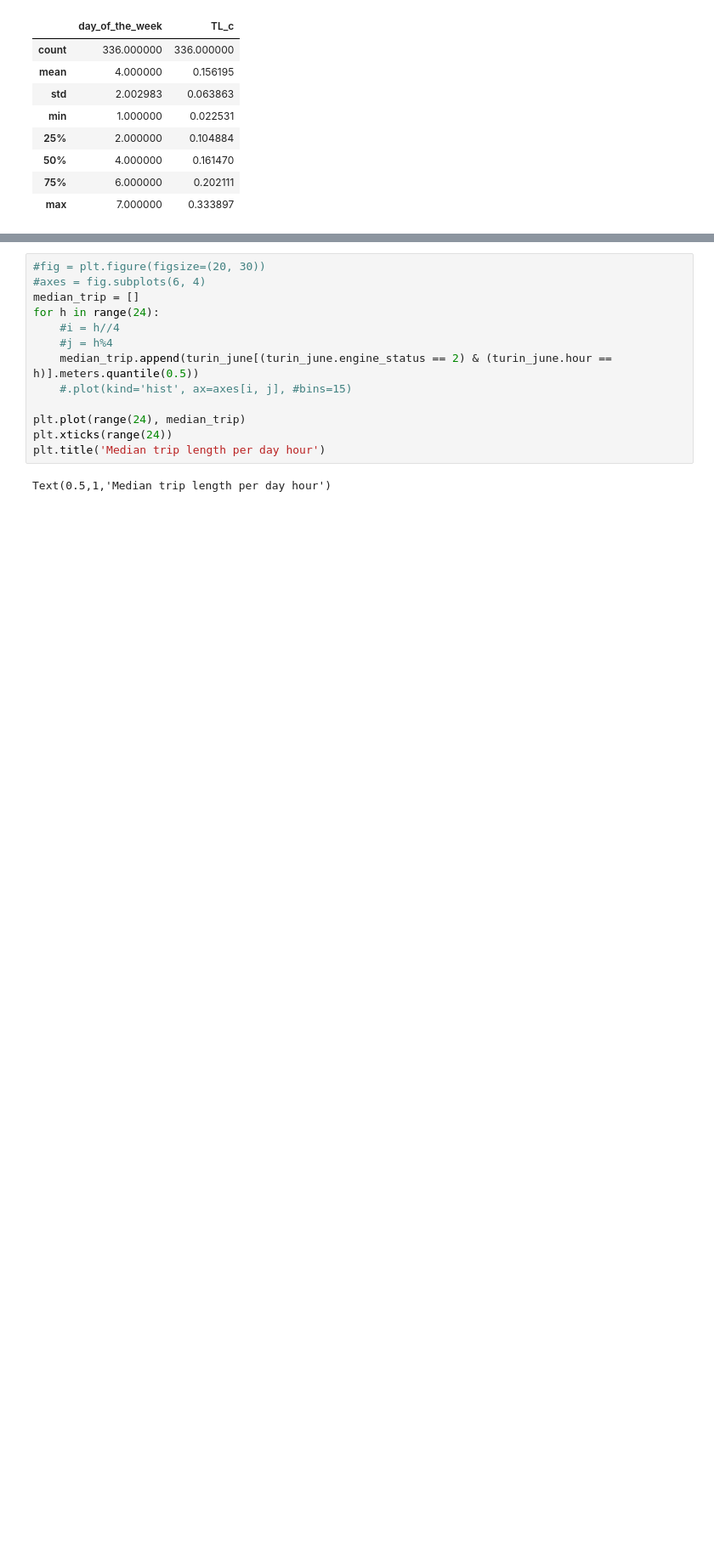
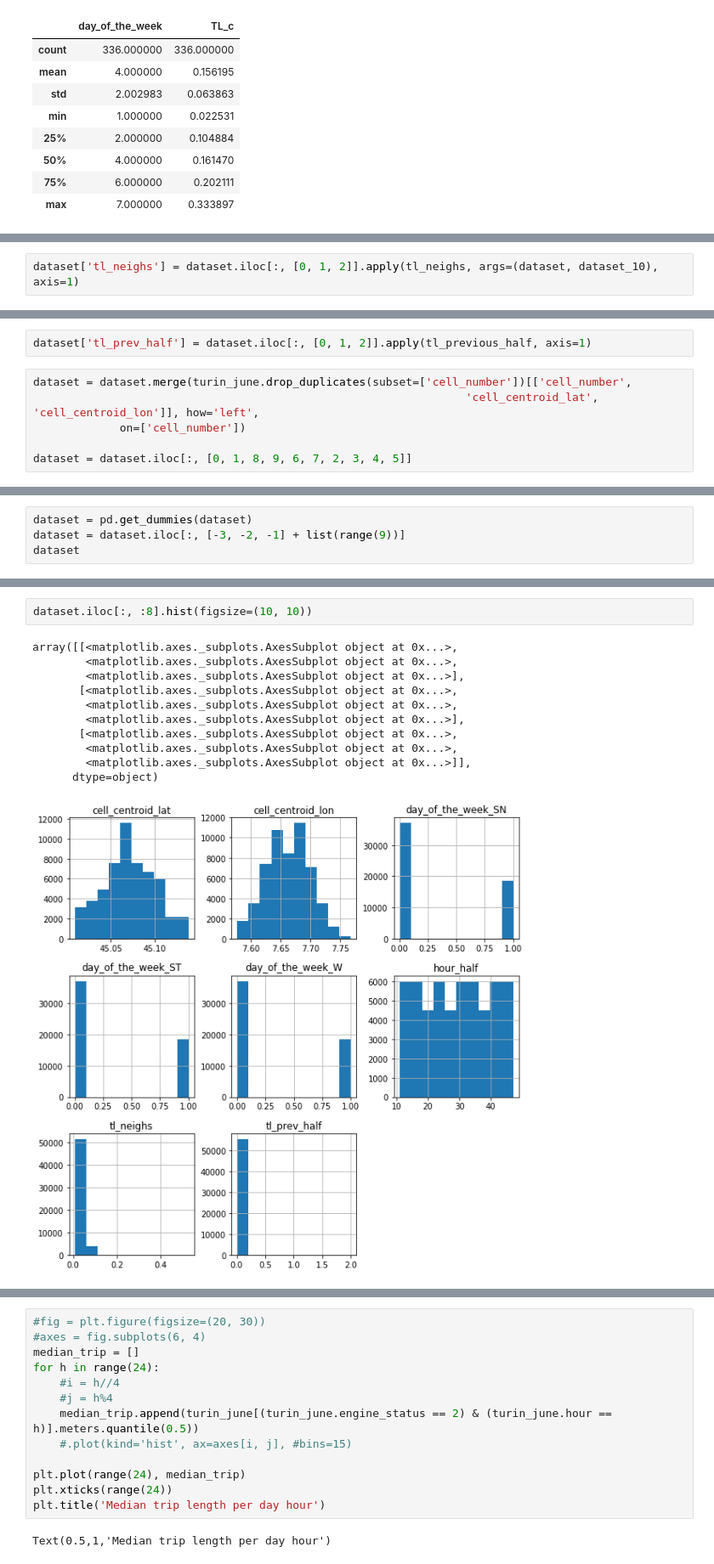
Before and after one commit to Vem-Solutions-spa/dataset_vem_5t_traffic_analysis, a Jupyter notebook: 02_Exploratory_analysis.ipynb, the cells around one changed output, grey strips where cells are left out. Shown at 85% size. Saved outputs shown, nothing was run; the diff lists cells and outputs as text; blank space fills up the shorter version.

```diff
--- a/02_Exploratory_analysis.ipynb
+++ b/02_Exploratory_analysis.ipynb
@@ -589,0 +755,2 @@ KeyboardInterrupt:
+# %%
+dataset['tl_neighs'] = dataset.iloc[:, [0, 1, 2]].apply(tl_neighs, args=(dataset, dataset_10), axis=1)
@@ -589,0 +775,8 @@ KeyboardInterrupt:
+# %%
+dataset['tl_prev_half'] = dataset.iloc[:, [0, 1, 2]].apply(tl_previous_half, axis=1)
+# %%
+dataset = dataset.merge(turin_june.drop_duplicates(subset=['cell_number'])[['cell_number',
+                                                                 'cell_centroid_lat', 'cell_centroid_lon']], how='left',
+             on=['cell_number'])
+
+dataset = dataset.iloc[:, [0, 1, 8, 9, 6, 7, 2, 3, 4, 5]]
@@ -589,0 +794,4 @@ KeyboardInterrupt:
+# %%
+dataset = pd.get_dummies(dataset)
+dataset = dataset.iloc[:, [-3, -2, -1] + list(range(9))]
+dataset
@@ -589,0 +823,14 @@ KeyboardInterrupt:
+# %%
+dataset.iloc[:, :8].hist(figsize=(10, 10))
+# %% [output]
+array([[<matplotlib.axes._subplots.AxesSubplot object at 0x...>,
+        <matplotlib.axes._subplots.AxesSubplot object at 0x...>,
+        <matplotlib.axes._subplots.AxesSubplot object at 0x...>],
+       [<matplotlib.axes._subplots.AxesSubplot object at 0x...>,
+        <matplotlib.axes._subplots.AxesSubplot object at 0x...>,
+        <matplotlib.axes._subplots.AxesSubplot object at 0x...>],
+       [<matplotlib.axes._subplots.AxesSubplot object at 0x...>,
+        <matplotlib.axes._subplots.AxesSubplot object at 0x...>,
+        <matplotlib.axes._subplots.AxesSubplot object at 0x...>]],
+      dtype=object)
+[figure, added]
```
Also changed, not shown: parts of 74 cells of this notebook.
